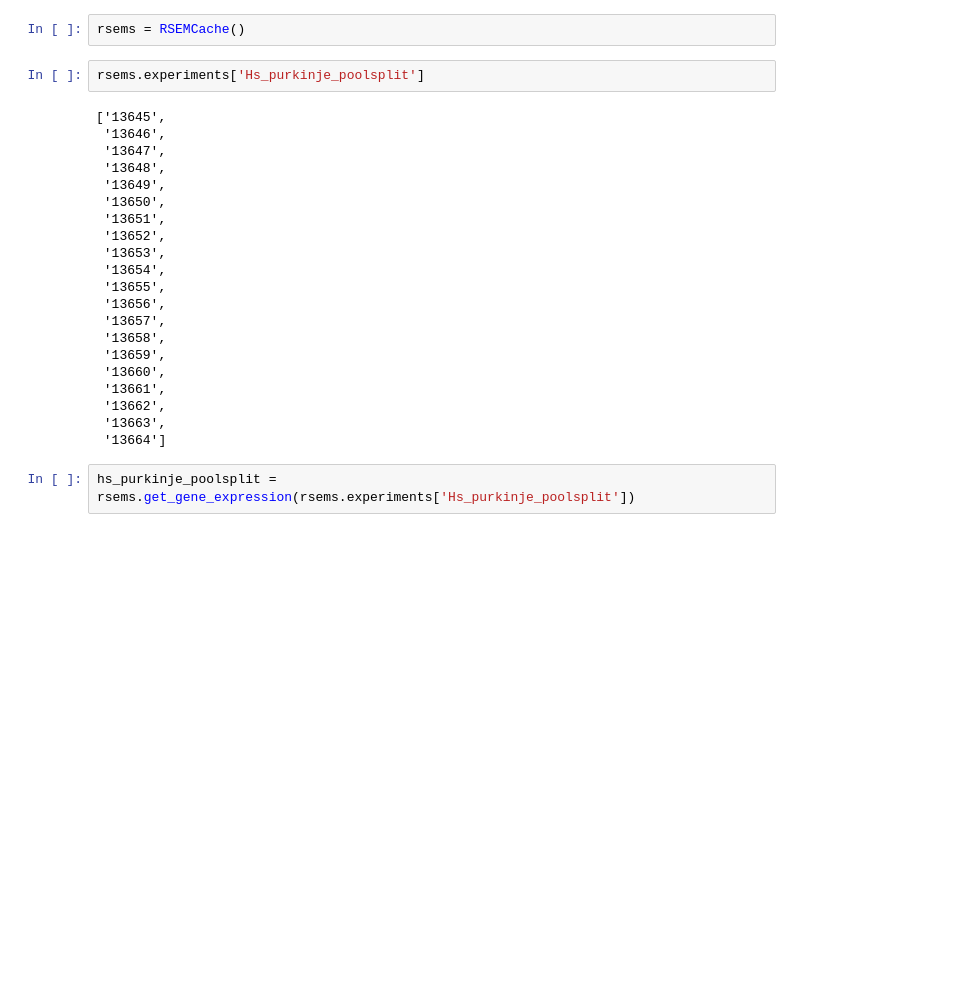
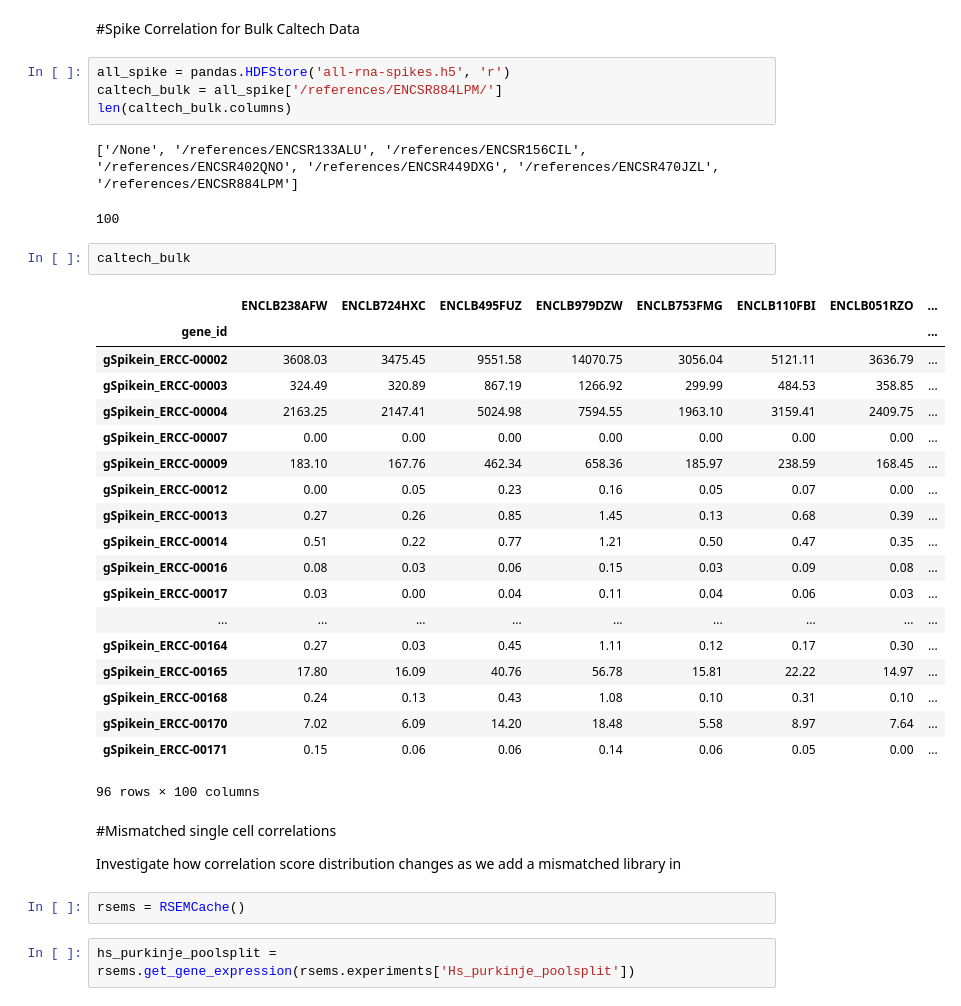
Before and after one commit to detrout/encode3-curation, a Jupyter notebook: single_cell_qc/correlation-histograms.ipynb, the cells around one changed output. Drawn from its saved outputs; the diff is of its cells as text; blank space fills up the shorter version.

Commit message:
update single cell correlation histograms

```diff
--- a/single_cell_qc/correlation-histograms.ipynb
+++ b/single_cell_qc/correlation-histograms.ipynb
@@ -185,31 +199,43 @@ show(bokeh.charts.Histogram(make_merged_scores(mm_pyramidal_all_scores, 'rafa_sp
                             color='type', legend='top_left', title='Mm_layer_V_pyramidal all naive Spearman'))
 # %% [output]
 [interactive output not drawn]
+# %% [markdown]
+#Spike Correlation for Bulk Caltech Data
+# %%
+all_spike = pandas.HDFStore('all-rna-spikes.h5', 'r')
+caltech_bulk = all_spike['/references/ENCSR884LPM/']
+len(caltech_bulk.columns)
+# %% [output]
+['/None', '/references/ENCSR133ALU', '/references/ENCSR156CIL', '/references/ENCSR402QNO', '/references/ENCSR449DXG', '/references/ENCSR470JZL', '/references/ENCSR884LPM']
+100
+# %%
+caltech_bulk
+# %% [output]
+|  | ENCLB238AFW | ENCLB724HXC | ENCLB495FUZ | ENCLB979DZW | ENCLB753FMG | ENCLB110FBI | ENCLB051RZO | ... |
+| gene_id |  |  |  |  |  |  |  | ... |
+| gSpikein_ERCC-00002 | 3608.03 | 3475.45 | 9551.58 | 14070.75 | 3056.04 | 5121.11 | 3636.79 | ... |
+| gSpikein_ERCC-00003 | 324.49 | 320.89 | 867.19 | 1266.92 | 299.99 | 484.53 | 358.85 | ... |
+| gSpikein_ERCC-00004 | 2163.25 | 2147.41 | 5024.98 | 7594.55 | 1963.10 | 3159.41 | 2409.75 | ... |
+| gSpikein_ERCC-00007 | 0.00 | 0.00 | 0.00 | 0.00 | 0.00 | 0.00 | 0.00 | ... |
+| gSpikein_ERCC-00009 | 183.10 | 167.76 | 462.34 | 658.36 | 185.97 | 238.59 | 168.45 | ... |
+| gSpikein_ERCC-00012 | 0.00 | 0.05 | 0.23 | 0.16 | 0.05 | 0.07 | 0.00 | ... |
+| gSpikein_ERCC-00013 | 0.27 | 0.26 | 0.85 | 1.45 | 0.13 | 0.68 | 0.39 | ... |
+| gSpikein_ERCC-00014 | 0.51 | 0.22 | 0.77 | 1.21 | 0.50 | 0.47 | 0.35 | ... |
+| gSpikein_ERCC-00016 | 0.08 | 0.03 | 0.06 | 0.15 | 0.03 | 0.09 | 0.08 | ... |
+| gSpikein_ERCC-00017 | 0.03 | 0.00 | 0.04 | 0.11 | 0.04 | 0.06 | 0.03 | ... |
+| ... | ... | ... | ... | ... | ... | ... | ... | ... |
+| gSpikein_ERCC-00164 | 0.27 | 0.03 | 0.45 | 1.11 | 0.12 | 0.17 | 0.30 | ... |
+| gSpikein_ERCC-00165 | 17.80 | 16.09 | 40.76 | 56.78 | 15.81 | 22.22 | 14.97 | ... |
+| gSpikein_ERCC-00168 | 0.24 | 0.13 | 0.43 | 1.08 | 0.10 | 0.31 | 0.10 | ... |
+| gSpikein_ERCC-00170 | 7.02 | 6.09 | 14.20 | 18.48 | 5.58 | 8.97 | 7.64 | ... |
+| gSpikein_ERCC-00171 | 0.15 | 0.06 | 0.06 | 0.14 | 0.06 | 0.05 | 0.00 | ... |
+96 rows × 100 columns
+# %% [markdown]
+#Mismatched single cell correlations
+
+Investigate how correlation score distribution changes as we add a mismatched library in
 # %%
 rsems = RSEMCache()
-# %%
-rsems.experiments['Hs_purkinje_poolsplit']
-# %% [output]
-['13645',
- '13646',
- '13647',
- '13648',
- '13649',
- '13650',
- '13651',
- '13652',
- '13653',
- '13654',
- '13655',
- '13656',
- '13657',
- '13658',
- '13659',
- '13660',
- '13661',
- '13662',
- '13663',
- '13664']
 # %%
 hs_purkinje_poolsplit = rsems.get_gene_expression(rsems.experiments['Hs_purkinje_poolsplit'])
 # %%
```
Also changed, not shown: parts of 12 cells of this notebook.
